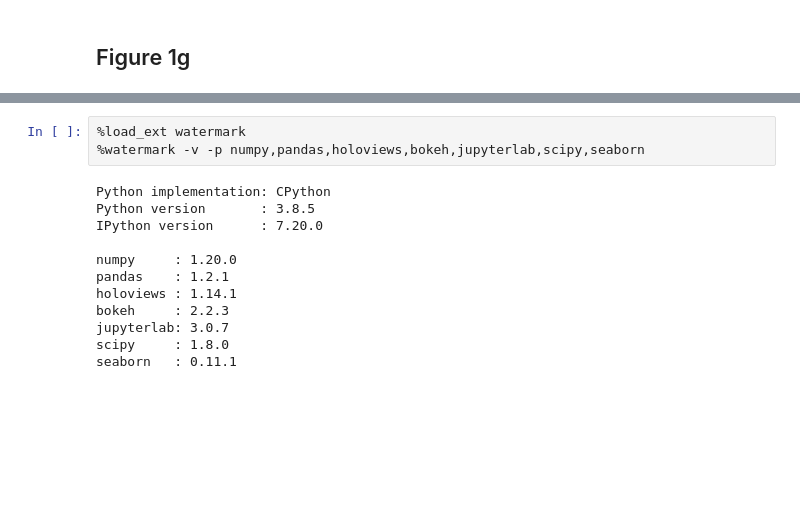
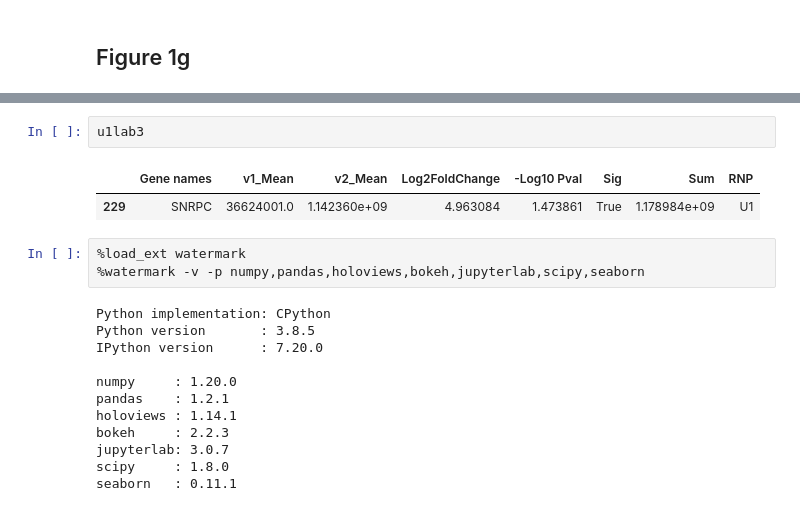
Before and after one commit to dhonson-lncrna/22.05.16_RAPMS2.0-Figures, a Jupyter notebook: Figure1efg_RAPMSv1v2.ipynb, the cells around one changed output, grey strips where cells are left out. Drawn from its saved outputs; the diff is of its cells as text; blank space fills up the shorter version.

```diff
--- a/Figure1efg_RAPMSv1v2.ipynb
+++ b/Figure1efg_RAPMSv1v2.ipynb
@@ -264,6 +264,11 @@ Try using .loc[row_indexer,col_indexer] = value instead
 See the caveats in the documentation: https://pandas.pydata.org/pandas-docs/stable/user_guide/indexing.html#returning-a-view-versus-a-copy
   self._setitem_single_column(loc, value, pi)
 [interactive output not drawn]
+# %%
+u1lab3
+# %% [output]
+|  | Gene names | v1_Mean | v2_Mean | Log2FoldChange | -Log10 Pval | Sig | Sum | RNP |
+| 229 | SNRPC | 36624001.0 | 1.142360e+09 | 4.963084 | 1.473861 | True | 1.178984e+09 | U1 |
 # %%
 %load_ext watermark
 %watermark -v -p numpy,pandas,holoviews,bokeh,jupyterlab,scipy,seaborn
```
Also changed, not shown: parts of 1 cell of this notebook, 14 other files.
